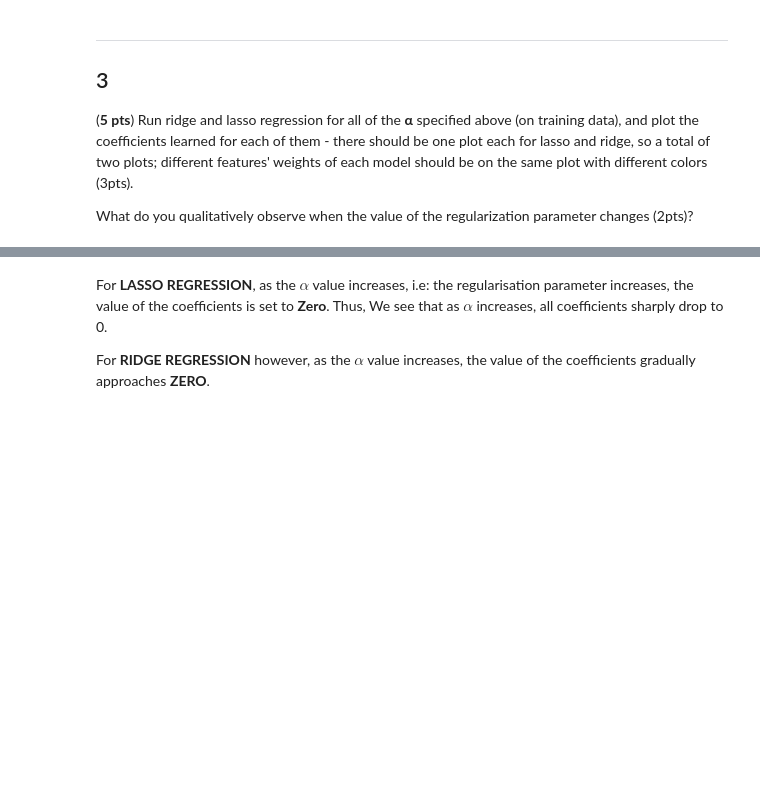
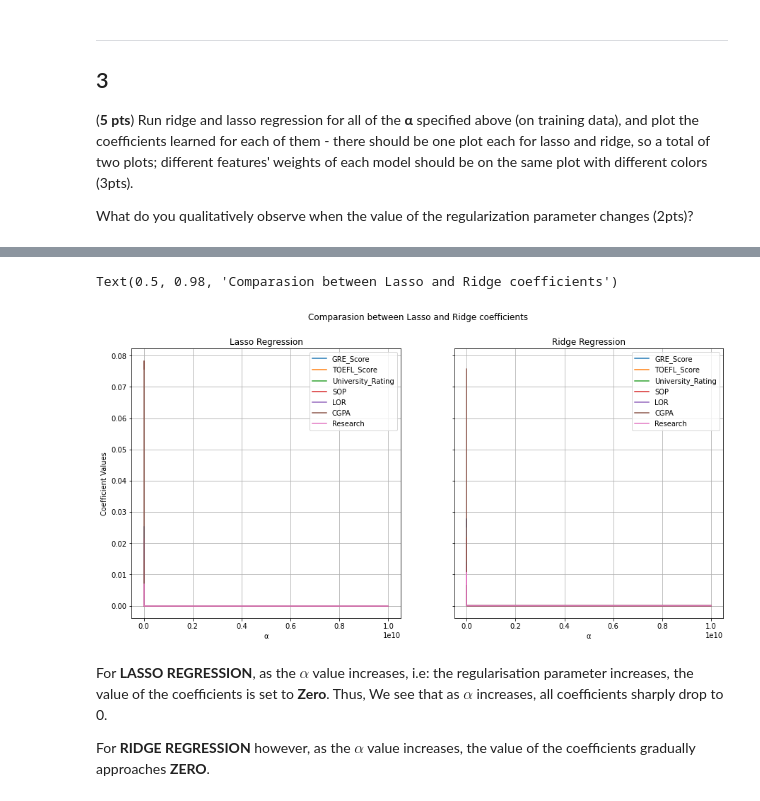
Before and after one commit to rohitashwachaks/MIS-382N-Adv.-Machine-Learning, a Jupyter notebook: assignment/MIS_382N_HW1-1.ipynb, the cells around one changed output, grey strips where cells are left out. Saved outputs shown, nothing was run; the diff lists cells and outputs as text; code cells hidden in the pictures; blank space fills up the shorter version.

```diff
--- a/assignment/MIS_382N_HW1-1.ipynb
+++ b/assignment/MIS_382N_HW1-1.ipynb
@@ -270,3 +282,27 @@ ax[1].grid(True)
+# %%
+import matplotlib.pyplot as plt
+
+fig, ax = plt.subplots(1,2, sharey=True, sharex=True)
+fig.set_size_inches(15, 7,  forward=True)
+
+ax[0].plot(alpha_list,lasso_coeffs, label = lasso_coeffs.columns)
+ax[0].set_ylabel("Coefficient Values")
+ax[0].set_xlabel("\u03B1")
+ax[0].set_title("Lasso Regression")
+ax[0].set_label(lasso_coeffs.columns)
+ax[0].grid(True)
+ax[0].legend()
+
+ax[1].plot(alpha_list,ridge_coeffs, label = ridge_coeffs.columns)
+ax[1].set_xlabel("\u03B1")
+ax[1].set_title("Ridge Regression")
+ax[1].grid(True)
+ax[1].legend()
+
+fig.suptitle("Comparasion between Lasso and Ridge coefficients")
+# %% [output]
+Text(0.5, 0.98, 'Comparasion between Lasso and Ridge coefficients')
+[figure, added]
 # %% [markdown]
 For **LASSO REGRESSION**, as the $\alpha$ value increases, i.e: the regularisation parameter increases, the value of the coefficients is set to **Zero**. Thus, We see that as $\alpha$ increases, all coefficients sharply drop to 0.
 
```
Also changed, not shown: parts of 12 cells of this notebook.
